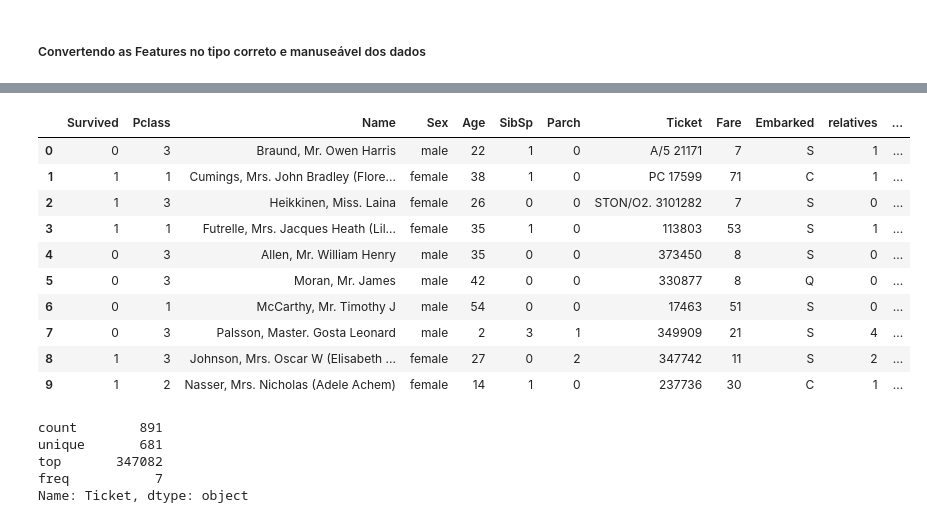
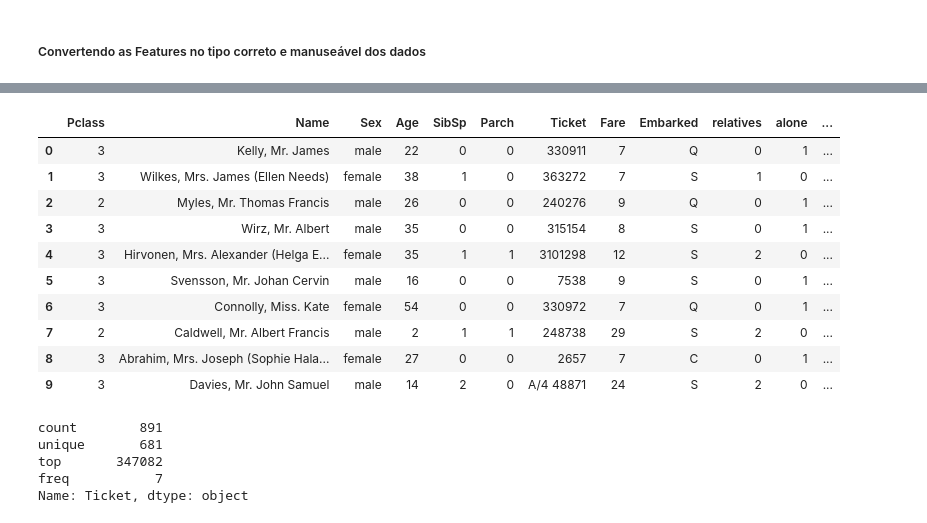
Before and after one commit to BrenoDPS/titanic, a Jupyter notebook: notebooks/titanic.ipynb, the cells around one changed output, grey strips where cells are left out. Saved outputs shown, nothing was run; the diff lists cells and outputs as text; code cells hidden in the pictures.

```diff
--- a/notebooks/titanic.ipynb
+++ b/notebooks/titanic.ipynb
@@ -37,5 +45,6 @@ from sklearn.naive_bayes import GaussianNB
 ### Passo 1: Análise Exploratória dos Dados
 # %%
 # obtendo os dados
-test_df = pd.read_csv("test.csv")
-train_val = pd.read_csv("train.csv")
+test = pd.read_csv("../data/raw/test.csv")
+train_val = pd.read_csv("../data/raw/train.csv")
+train_val.head()
@@ -182,7 +183,8 @@ axes.map(sns.pointplot, 'relatives', 'Survived', palette=None, order=None, hue_o
 ### Passo 4: Limpeza dos Dados
 # %%
 # tirando a coluna "PassengerId" já que não possui relação com a taxa de sobrevivência
-passenger_id = test_df.PassengerId
 train_val = train_val.drop(['PassengerId'], axis=1)
+passenger_id = test.PassengerId
+test = test.drop(['PassengerId'], axis=1)
 # %% [markdown]
 ##### Tratando dados perdidos
@@ -201,8 +191,8 @@ array(['PassengerId', 'Pclass', 'Name', 'Sex', 'Age', 'SibSp', 'Parch',
 # %%
 # Cabin para Deck
-import re
+
 deck = {"A": 1, "B": 2, "C": 3, "D": 4, "E": 5, "F": 6, "G": 7, "U": 8}
-data = [train_val, test_df]
+data = [train_val, test]
 
 for dataset in data:
     dataset['Cabin'] = dataset['Cabin'].fillna("U0")
@@ -212,6 +202,6 @@ for dataset in data:
     dataset['Deck'] = dataset['Deck'].astype(int)
 
 train_val = train_val.drop(['Cabin'], axis=1)
-test_df = test_df.drop(['Cabin'], axis=1)
+test = test.drop(['Cabin'], axis=1)
 # %%
 # Idade
@@ -301,17 +302,17 @@ for dataset in data:
 # %%
-train_val.head(10)
+test.head(10)
 # %% [output]
-|  | Survived | Pclass | Name | Sex | Age | SibSp | Parch | Ticket | Fare | Embarked | relatives | ... |
-| 0 | 0 | 3 | Braund, Mr. Owen Harris | male | 22 | 1 | 0 | A/5 21171 | 7 | S | 1 | ... |
-| 1 | 1 | 1 | Cumings, Mrs. John Bradley (Flore... | female | 38 | 1 | 0 | PC 17599 | 71 | C | 1 | ... |
-| 2 | 1 | 3 | Heikkinen, Miss. Laina | female | 26 | 0 | 0 | STON/O2. 3101282 | 7 | S | 0 | ... |
-| 3 | 1 | 1 | Futrelle, Mrs. Jacques Heath (Lil... | female | 35 | 1 | 0 | 113803 | 53 | S | 1 | ... |
-| 4 | 0 | 3 | Allen, Mr. William Henry | male | 35 | 0 | 0 | 373450 | 8 | S | 0 | ... |
-| 5 | 0 | 3 | Moran, Mr. James | male | 42 | 0 | 0 | 330877 | 8 | Q | 0 | ... |
-| 6 | 0 | 1 | McCarthy, Mr. Timothy J | male | 54 | 0 | 0 | 17463 | 51 | S | 0 | ... |
-| 7 | 0 | 3 | Palsson, Master. Gosta Leonard | male | 2 | 3 | 1 | 349909 | 21 | S | 4 | ... |
-| 8 | 1 | 3 | Johnson, Mrs. Oscar W (Elisabeth ... | female | 27 | 0 | 2 | 347742 | 11 | S | 2 | ... |
-| 9 | 1 | 2 | Nasser, Mrs. Nicholas (Adele Achem) | female | 14 | 1 | 0 | 237736 | 30 | C | 1 | ... |
+|  | Pclass | Name | Sex | Age | SibSp | Parch | Ticket | Fare | Embarked | relatives | alone | ... |
+| 0 | 3 | Kelly, Mr. James | male | 22 | 0 | 0 | 330911 | 7 | Q | 0 | 1 | ... |
+| 1 | 3 | Wilkes, Mrs. James (Ellen Needs) | female | 38 | 1 | 0 | 363272 | 7 | S | 1 | 0 | ... |
+| 2 | 2 | Myles, Mr. Thomas Francis | male | 26 | 0 | 0 | 240276 | 9 | Q | 0 | 1 | ... |
+| 3 | 3 | Wirz, Mr. Albert | male | 35 | 0 | 0 | 315154 | 8 | S | 0 | 1 | ... |
+| 4 | 3 | Hirvonen, Mrs. Alexander (Helga E... | female | 35 | 1 | 1 | 3101298 | 12 | S | 2 | 0 | ... |
+| 5 | 3 | Svensson, Mr. Johan Cervin | male | 16 | 0 | 0 | 7538 | 9 | S | 0 | 1 | ... |
+| 6 | 3 | Connolly, Miss. Kate | female | 54 | 0 | 0 | 330972 | 7 | Q | 0 | 1 | ... |
+| 7 | 2 | Caldwell, Mr. Albert Francis | male | 2 | 1 | 1 | 248738 | 29 | S | 2 | 0 | ... |
+| 8 | 3 | Abrahim, Mrs. Joseph (Sophie Hala... | female | 27 | 0 | 0 | 2657 | 7 | C | 0 | 1 | ... |
+| 9 | 3 | Davies, Mr. John Samuel | male | 14 | 2 | 0 | A/4 48871 | 24 | S | 2 | 0 | ... |
 # %%
 # Gênero
 genders = {"male": 0, "female": 1}
```
Also changed, not shown: parts of 192 cells of this notebook, 2 other files.
